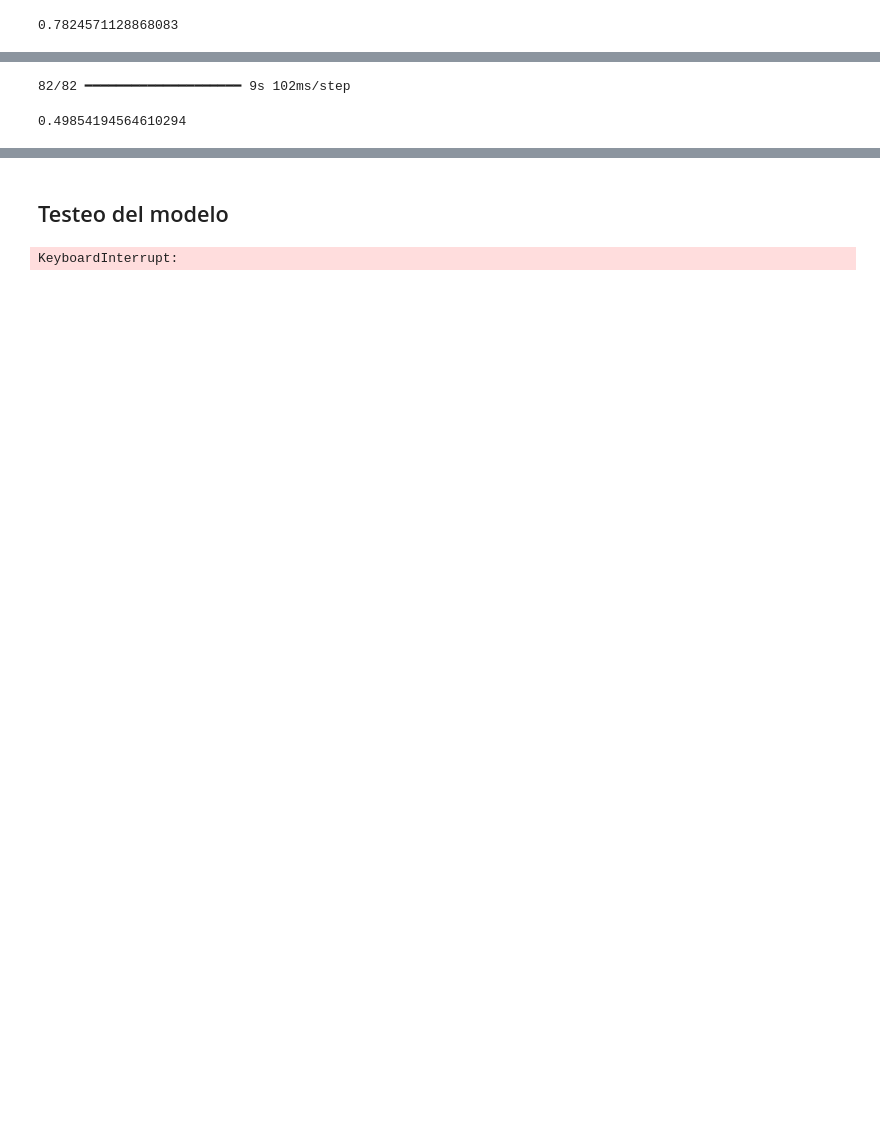
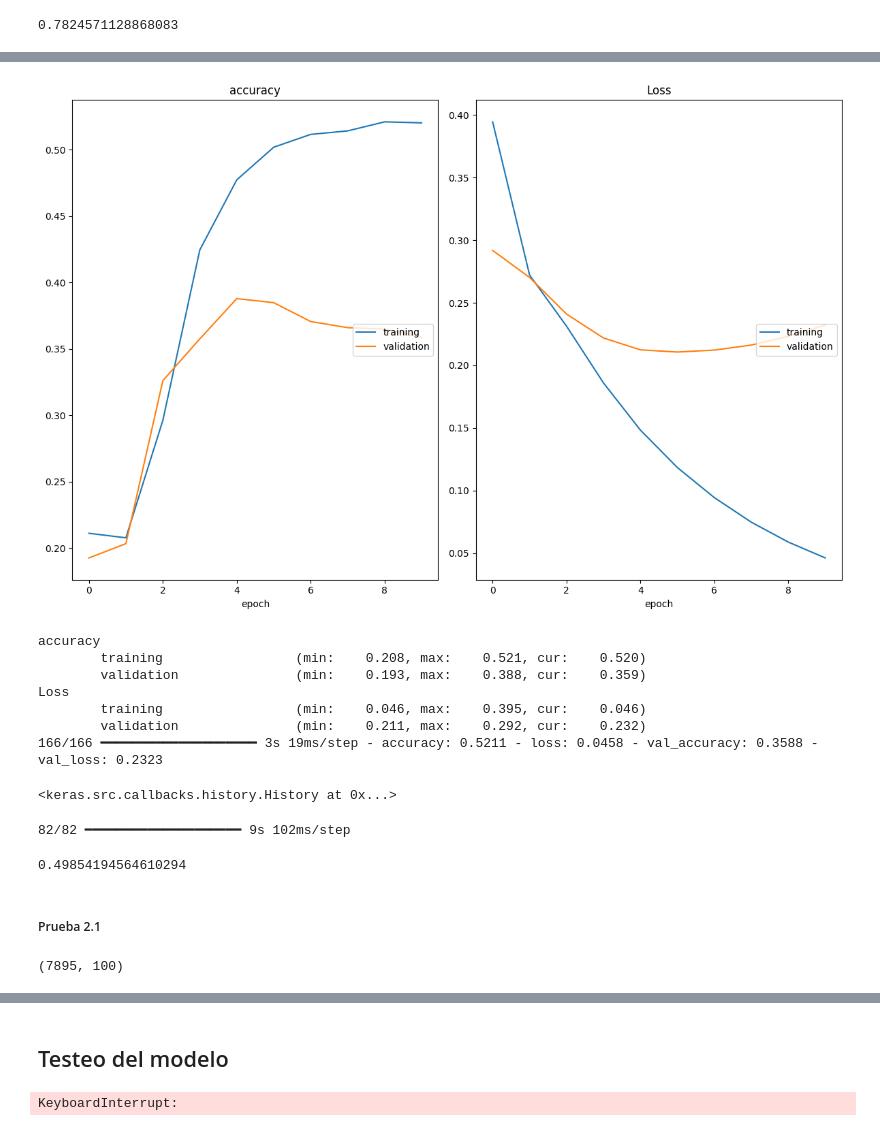
Before and after one commit to diegoalejop/MIAD_NLP_2024, a Jupyter notebook: Semana 7/S7P1_proyecto2.ipynb, the cells around one changed output, grey strips where cells are left out. Cells and saved outputs as stored; diff of their text form; code cells hidden in the pictures; blank space fills up the shorter version.

Commit message:
agregan pruebas

```diff
--- a/Semana 7/S7P1_proyecto2.ipynb
+++ b/Semana 7/S7P1_proyecto2.ipynb
@@ -121,0 +115,12 @@ print(X_dtm.shape)
+# %%
+# Inicializar el vectorizador TF-IDF
+vectorizer = TfidfVectorizer(max_features=10000)
+
+# Ajustar y transformar los datos preprocesados
+tfidf_matrix = vectorizer.fit_transform(dataTraining['plot_lemmatized'])
+
+# Convertir la matriz TF-IDF a un array
+tfidf_array = tfidf_matrix.toarray()
+
+# Verificar la matriz TF-IDF
+print(tfidf_array.shape)
@@ -170,3 +155,3 @@ array([[25,  7, 41, ..., 41, 48,  3],
 # %%
-# Separación de variables predictoras (X_pad) y variable de interés (y) en set de entrenamiento y test usando la función train_test_split
-X_train, X_test, y_train, y_test = train_test_split(X_pad, y_genres, test_size=0.33, random_state=42)
+# División en entrenamiento y prueba
+X_train, X_test, y_train, y_test = train_test_split(tfidf_array, y_genres, test_size=0.33, random_state=42)
@@ -206,7 +157,0 @@ Model: "sequential"
-# %%
-tensorboard_callback = TensorBoard(log_dir='./logs', histogram_freq=1)
-# Entrenamiento de la red neuronal usando el set de entrenamiento
-model.fit(X_train, y_train, validation_data=(X_test, y_test),
-          batch_size=128, epochs=100, verbose=2,
-          callbacks=[PlotLossesKeras()]
-)
@@ -223,0 +158,11 @@ KeyboardInterrupt:
+# %%
+# Definición del modelo
+model = Sequential()
+model.add(Dense(128, activation='relu', input_shape=(tfidf_array.shape[1],)))
+model.add(Dense(len(le.classes_), activation='sigmoid'))
+
+# Compilación del modelo
+model.compile(optimizer='adam', loss='binary_crossentropy', metrics=['accuracy'])
+
+# Resumen del modelo
+model.summary()
@@ -224,3 +181,16 @@ KeyboardInterrupt:
+# %%
+# Entrenamiento del modelo
+model.fit(X_train, y_train, epochs=10, batch_size=32, verbose=1, validation_data=(X_test, y_test), callbacks=[PlotLossesKeras()])
+# %% [output]
+[figure, added]
+accuracy
+        training                 (min:    0.208, max:    0.521, cur:    0.520)
+        validation               (min:    0.193, max:    0.388, cur:    0.359)
+Loss
+        training                 (min:    0.046, max:    0.395, cur:    0.046)
+        validation               (min:    0.211, max:    0.292, cur:    0.232)
+166/166 ━━━━━━━━━━━━━━━━━━━━ 3s 19ms/step - accuracy: 0.5211 - loss: 0.0458 - val_accuracy: 0.3588 - val_loss: 0.2323
+<keras.src.callbacks.history.History at 0x...>
 # %%
 # Predicción del modelo de clasificación
 y_pred_genres = model.predict(X_test)
@@ -230,3 +200,25 @@ roc_auc_score(y_test_genres, y_pred_genres, average='macro')
 # %% [output]
 82/82 ━━━━━━━━━━━━━━━━━━━━ 9s 102ms/step
 0.49854194564610294
+# %% [markdown]
+##### Prueba 2.1
+# %%
+from sklearn.feature_extraction.text import TfidfVectorizer
+from keras_preprocessing.sequence import pad_sequences
+from keras_preprocessing.text import Tokenizer
+
+
+# Tokenización del texto
+max_words = 10000  # Número máximo de palabras a considerar
+tokenizer = Tokenizer(num_words=max_words)
+tokenizer.fit_on_texts(dataTraining['plot'])
+sequences = tokenizer.texts_to_sequences(dataTraining['plot'])
+
+# Padding de las secuencias
+maxlen = 100  # Longitud máxima de las secuencias
+data = pad_sequences(sequences, maxlen=maxlen)
+
+# Verificar las secuencias
+print(data.shape)
+# %% [output]
+(7895, 100)
```
Also changed, not shown: parts of 16 cells of this notebook, 1 other file.
